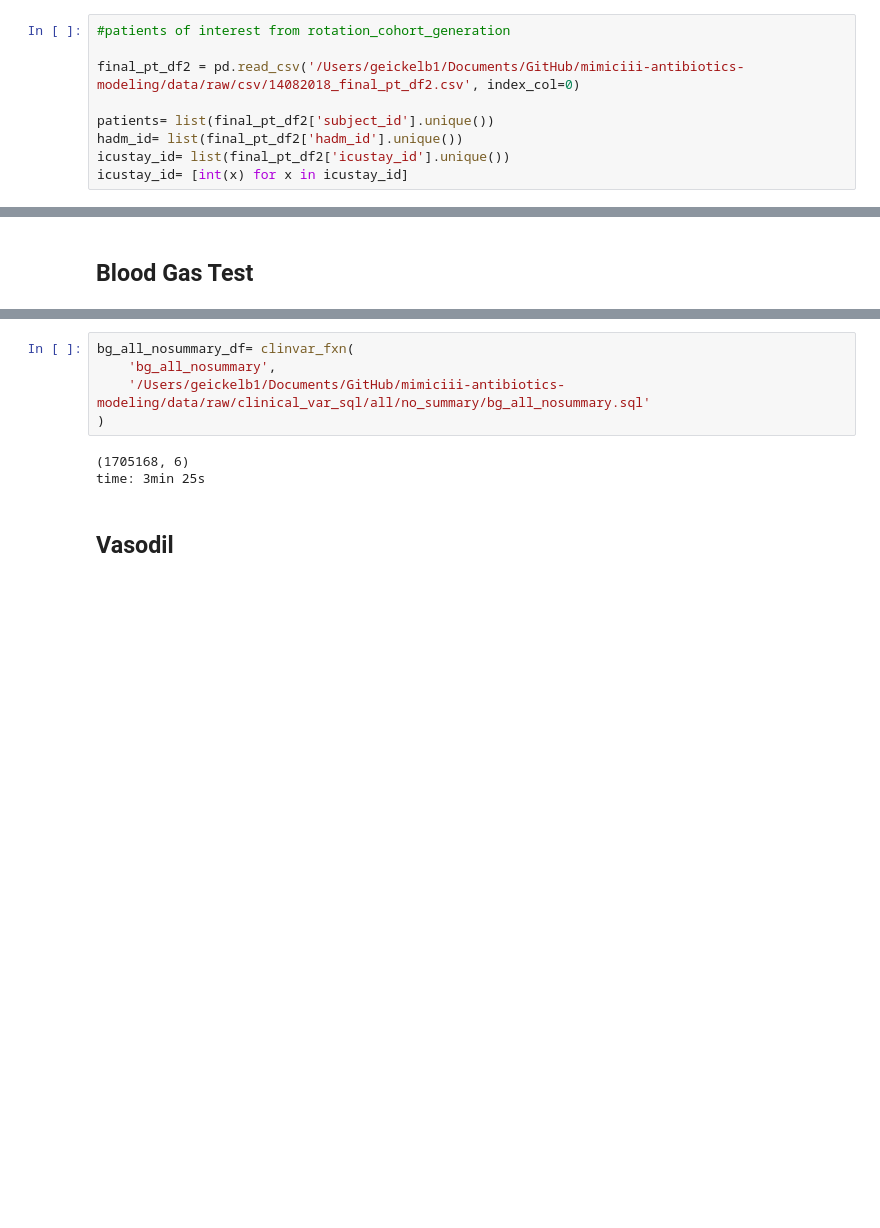
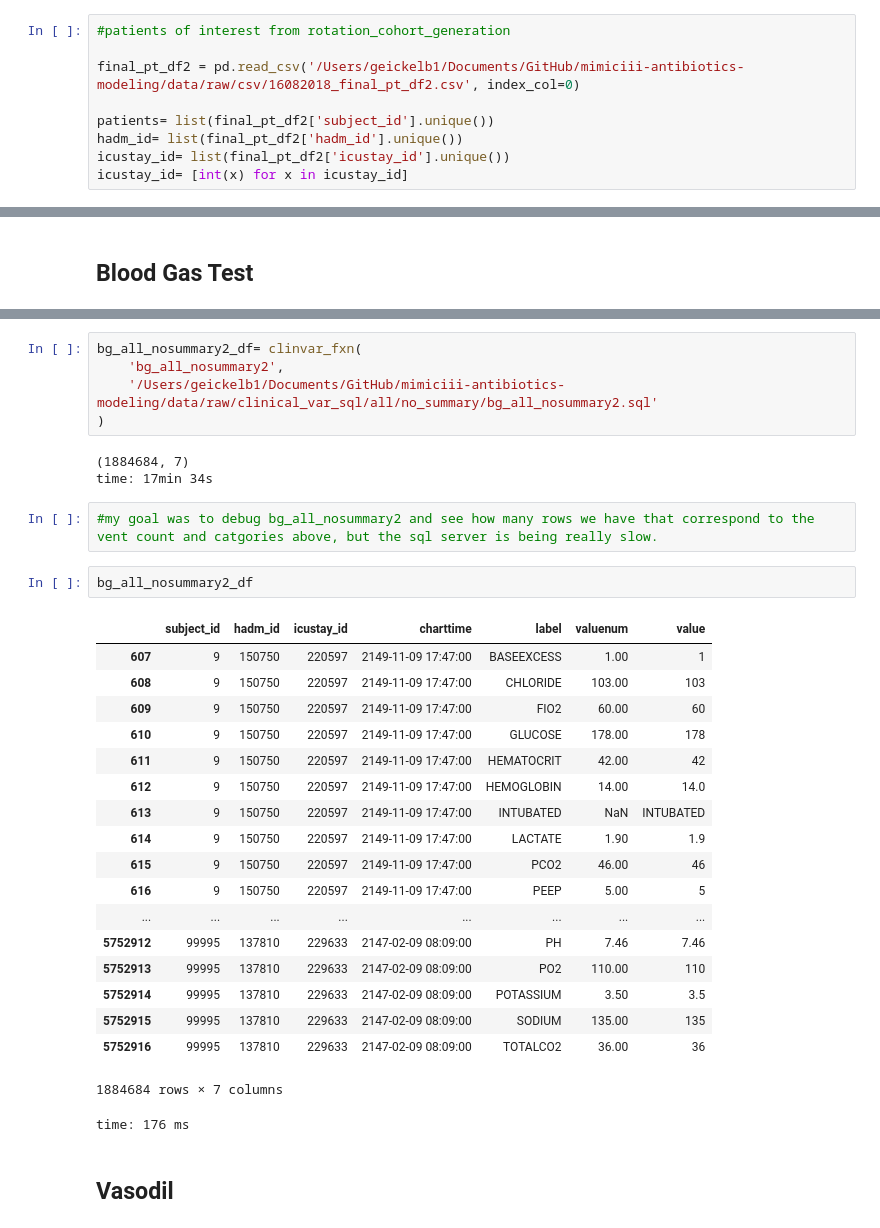
Before and after one commit to kellylinyingxin/mimiciii-antibiotics-modeling, a Jupyter notebook: notebooks/03-clinical_variables_final.ipynb, the cells around one changed output, grey strips where cells are left out. Drawn from its saved outputs; the diff is of its cells as text; blank space fills up the shorter version.

```diff
--- a/notebooks/03-clinical_variables_final.ipynb
+++ b/notebooks/03-clinical_variables_final.ipynb
@@ -46,7 +46,7 @@ cm.update('livereveal', {
 # %%
 #patients of interest from rotation_cohort_generation
 
-final_pt_df2 = pd.read_csv('/Users/geickelb1/Documents/GitHub/mimiciii-antibiotics-modeling/data/raw/csv/14082018_final_pt_df2.csv', index_col=0)
+final_pt_df2 = pd.read_csv('/Users/geickelb1/Documents/GitHub/mimiciii-antibiotics-modeling/data/raw/csv/16082018_final_pt_df2.csv', index_col=0)
 
 patients= list(final_pt_df2['subject_id'].unique())
 hadm_id= list(final_pt_df2['hadm_id'].unique())
@@ -235,11 +243,35 @@ time: 25.2 ms
 # %%
-bg_all_nosummary_df= clinvar_fxn(
-    'bg_all_nosummary',
-    '/Users/geickelb1/Documents/GitHub/mimiciii-antibiotics-modeling/data/raw/clinical_var_sql/all/no_summary/bg_all_nosummary.sql'
+bg_all_nosummary2_df= clinvar_fxn(
+    'bg_all_nosummary2',
+    '/Users/geickelb1/Documents/GitHub/mimiciii-antibiotics-modeling/data/raw/clinical_var_sql/all/no_summary/bg_all_nosummary2.sql'
 )
 # %% [output]
-(1705168, 6)
-time: 3min 25s
+(1884684, 7)
+time: 17min 34s
+# %%
+#my goal was to debug bg_all_nosummary2 and see how many rows we have that correspond to the vent count and catgories above, but the sql server is being really slow.
+# %%
+bg_all_nosummary2_df
+# %% [output]
+|  | subject_id | hadm_id | icustay_id | charttime | label | valuenum | value |
+| 607 | 9 | 150750 | 220597 | 2149-11-09 17:47:00 | BASEEXCESS | 1.00 | 1 |
+| 608 | 9 | 150750 | 220597 | 2149-11-09 17:47:00 | CHLORIDE | 103.00 | 103 |
+| 609 | 9 | 150750 | 220597 | 2149-11-09 17:47:00 | FIO2 | 60.00 | 60 |
+| 610 | 9 | 150750 | 220597 | 2149-11-09 17:47:00 | GLUCOSE | 178.00 | 178 |
+| 611 | 9 | 150750 | 220597 | 2149-11-09 17:47:00 | HEMATOCRIT | 42.00 | 42 |
+| 612 | 9 | 150750 | 220597 | 2149-11-09 17:47:00 | HEMOGLOBIN | 14.00 | 14.0 |
+| 613 | 9 | 150750 | 220597 | 2149-11-09 17:47:00 | INTUBATED | NaN | INTUBATED |
+| 614 | 9 | 150750 | 220597 | 2149-11-09 17:47:00 | LACTATE | 1.90 | 1.9 |
+| 615 | 9 | 150750 | 220597 | 2149-11-09 17:47:00 | PCO2 | 46.00 | 46 |
+| 616 | 9 | 150750 | 220597 | 2149-11-09 17:47:00 | PEEP | 5.00 | 5 |
+| ... | ... | ... | ... | ... | ... | ... | ... |
+| 5752912 | 99995 | 137810 | 229633 | 2147-02-09 08:09:00 | PH | 7.46 | 7.46 |
+| 5752913 | 99995 | 137810 | 229633 | 2147-02-09 08:09:00 | PO2 | 110.00 | 110 |
+| 5752914 | 99995 | 137810 | 229633 | 2147-02-09 08:09:00 | POTASSIUM | 3.50 | 3.5 |
+| 5752915 | 99995 | 137810 | 229633 | 2147-02-09 08:09:00 | SODIUM | 135.00 | 135 |
+| 5752916 | 99995 | 137810 | 229633 | 2147-02-09 08:09:00 | TOTALCO2 | 36.00 | 36 |
+1884684 rows × 7 columns
+time: 176 ms
 # %% [markdown]
 ## Vasodil
 # %%
```
Also changed, not shown: parts of 5 cells of this notebook, 6 other files.
